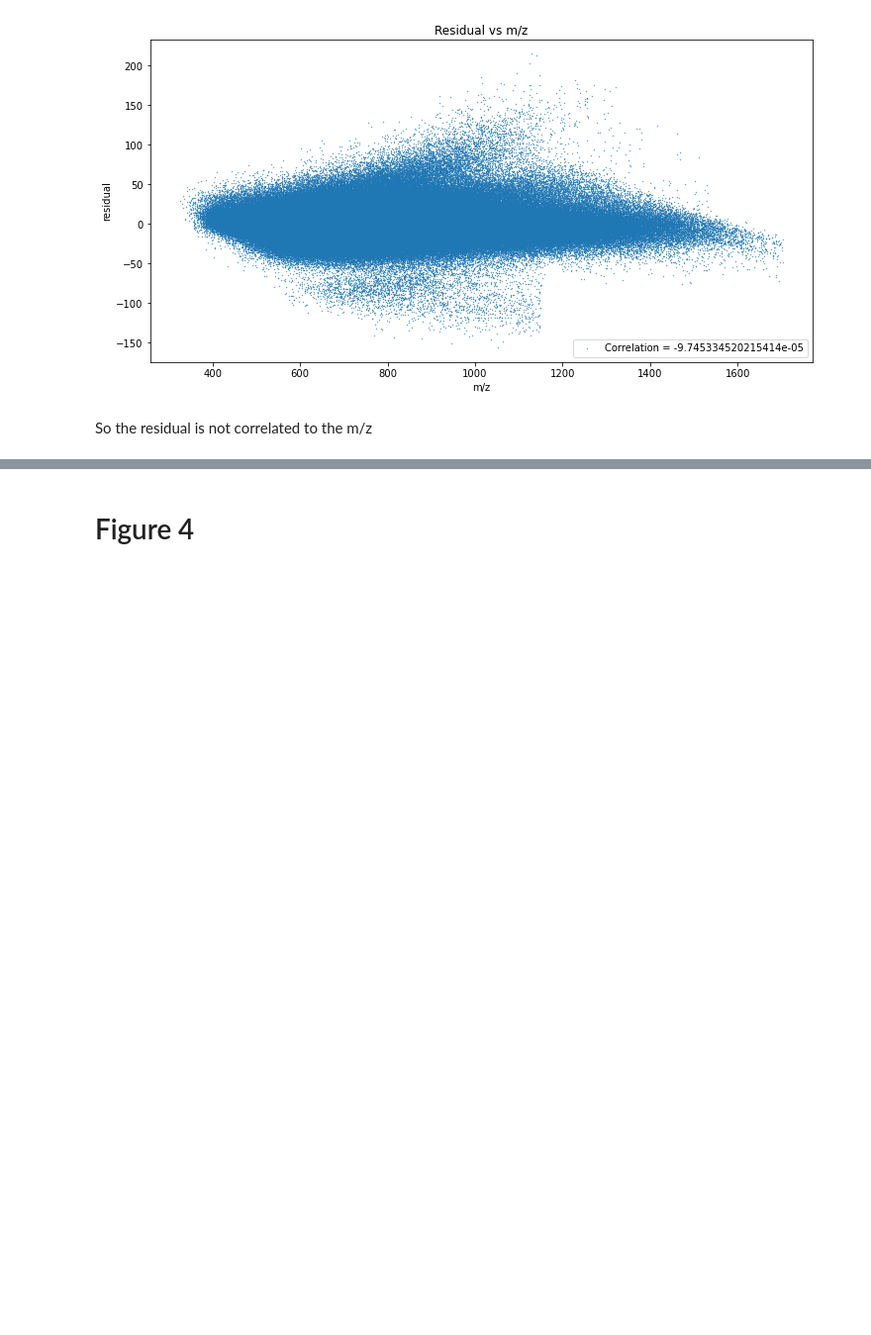
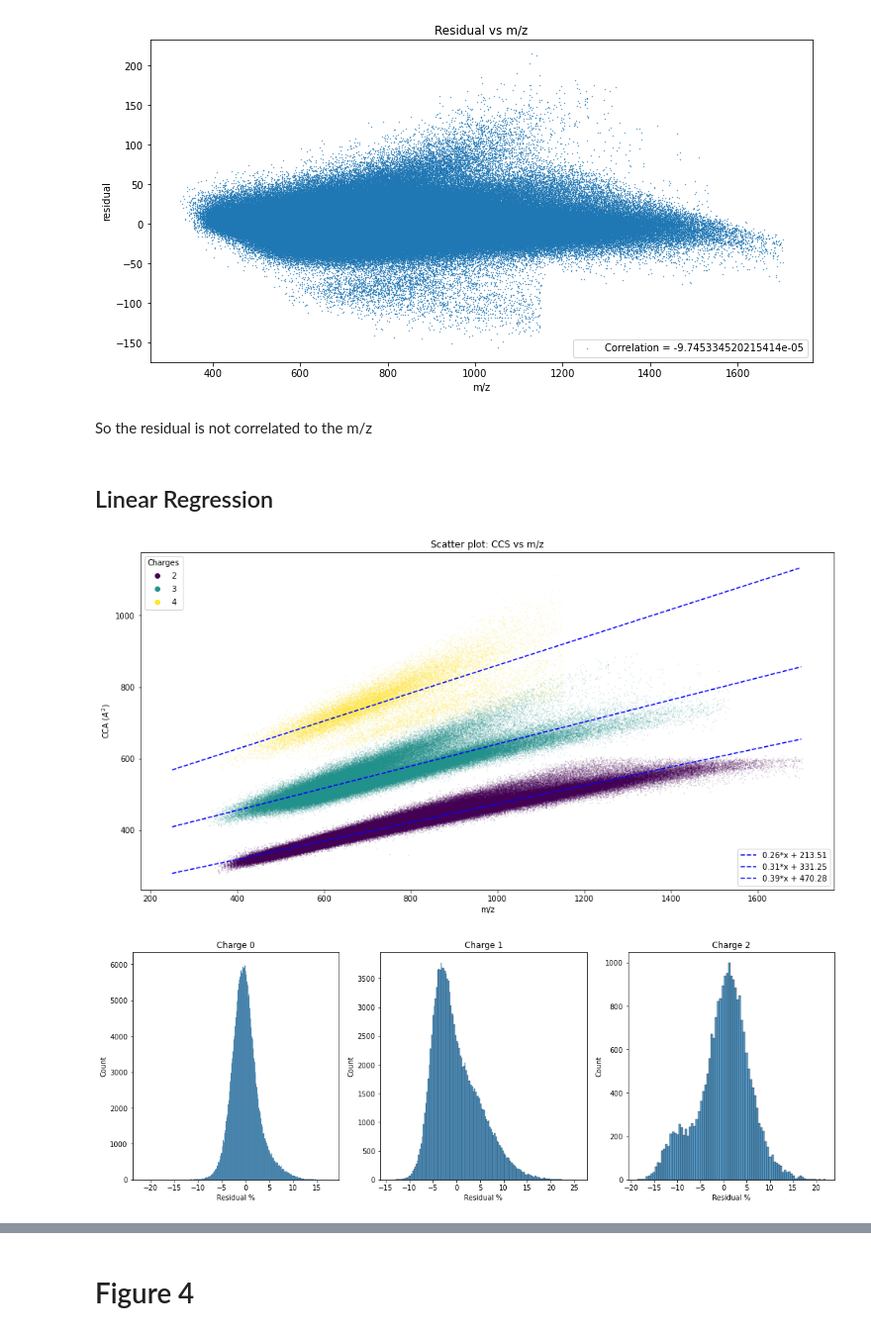
Before and after one commit to jlrestrepol/ccs, a Jupyter notebook: dl_paper/figures.ipynb, the cells around one changed output, grey strips where cells are left out. Shown at 99% size. Saved outputs shown, nothing was run; the diff lists cells and outputs as text; code cells hidden in the pictures; blank space fills up the shorter version.

```diff
--- a/dl_paper/figures.ipynb
+++ b/dl_paper/figures.ipynb
@@ -162,3 +166,39 @@ plt.legend(loc='lower right')
 [figure]
 # %% [markdown]
 So the residual is not correlated to the m/z
+# %% [markdown]
+## Linear Regression
+# %%
+f_lin = lambda x, a, b: a*x + b
+# %%
+popt_2_lin, _ =scipy.optimize.curve_fit(f_lin, df_ch2['m/z'], df_ch2['CCS'])
+popt_3_lin, _ =scipy.optimize.curve_fit(f_lin, df_ch3['m/z'], df_ch3['CCS'])
+popt_4_lin, _ =scipy.optimize.curve_fit(f_lin, df_ch4['m/z'], df_ch4['CCS'])
+# %%
+x_plot = np.linspace(250, 1700, 200)
+fig = plt.gcf()
+fig.set_size_inches((16, 8))
+scatter = plt.scatter(df['m/z'], df['CCS'], c = df['Charge'], s = 0.01)
+power2, = plt.plot(x_plot, f_lin(x_plot, popt_2_lin[0], popt_2_lin[1]) , 'b--', label = 'fit charge 2')
+power3, = plt.plot(x_plot, f_lin(x_plot, popt_3_lin[0], popt_3_lin[1]) , 'b--', label = 'fit charge 3')
+power4, = plt.plot(x_plot, f_lin(x_plot, popt_4_lin[0], popt_4_lin[1]) , 'b--', label = 'fit charge 4')
+plt.xlabel('m/z')
+plt.ylabel(r'CCA ($A^2$)')
+plt.title('Scatter plot: CCS vs m/z')
+#plt.legend(*scatter.legend_elements(), title = 'Charges')
+legend1 = plt.legend(*scatter.legend_elements(), title = 'Charges')
+legend2 = plt.legend([power2, power3, power4],
+[f'{np.round(popt[0], 2)}*x + {np.round(popt[1], 2)}' for popt in [popt_2_lin, popt_3_lin, popt_4_lin]], loc = 4)
+plt.gca().add_artist(legend1)
+
+fig, ax = plt.subplots(nrows=1, ncols=3, figsize=(18,6))
+i = 0
+for ax, df_it, popt in zip(ax, [df_ch2, df_ch3, df_ch4],[popt_2_lin, popt_3_lin, popt_4_lin]):
+    sns.histplot((df_it['CCS']-f_lin(df_it['m/z'], popt[0], popt[1]))/f_lin(df_it['m/z'], popt[0], popt[1])*100, ax = ax)
+    ax.set_xlabel('Residual %')
+    ax.set_ylabel('Count')
+    ax.set_title(f'Charge {i}')
+    i += 1
+# %% [output]
+[figure, added]
+[figure, added]
```
Also changed, not shown: parts of 16 cells of this notebook.
